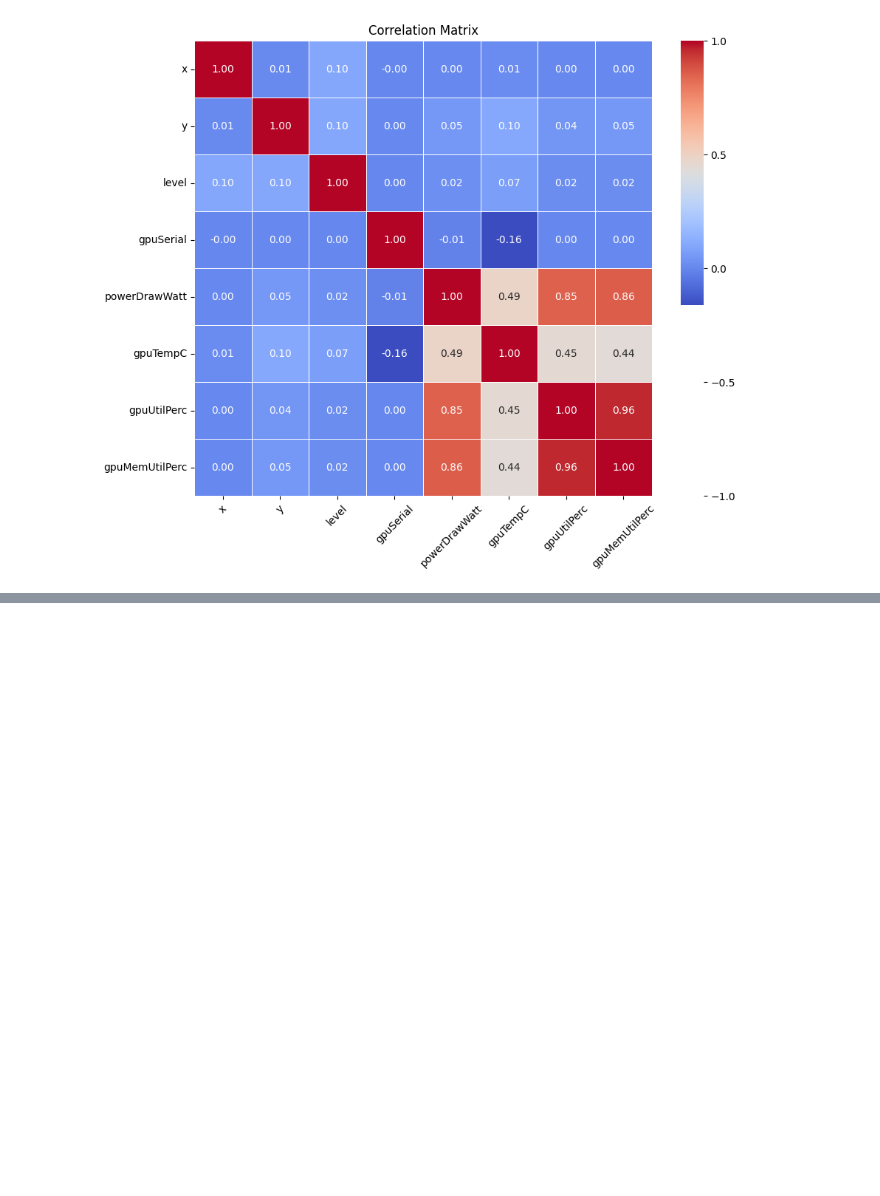
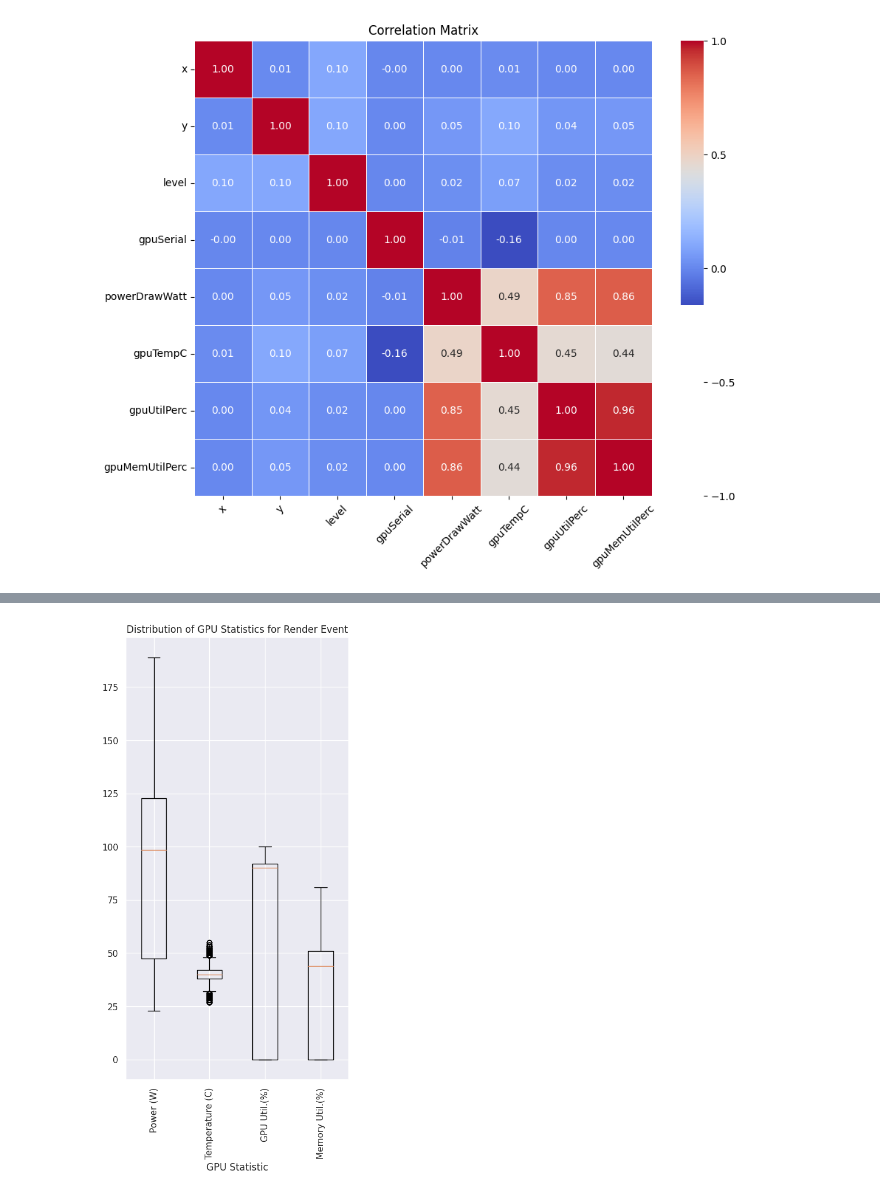
Before and after one commit to VishalPawar08/Cloud-Computing---TeraPixel, a Jupyter notebook: TeraPixel Original .ipynb, the cells around one changed output, grey strips where cells are left out. Cells and saved outputs as stored; diff of their text form; code cells hidden in the pictures; blank space fills up the shorter version.

```diff
--- a/TeraPixel Original .ipynb
+++ b/TeraPixel Original .ipynb
@@ -259,0 +322,21 @@ plt.show()
+# %%
+#GPU Statistics by Event Name
+#1. Rendering:-
+
+# group by statistic
+plt.boxplot([project_data[project_data['eventName'] == 'Render']['powerDrawWatt'],
+             project_data[project_data['eventName'] == 'Render']['gpuTempC'],
+             project_data[project_data['eventName'] == 'Render']['gpuUtilPerc'],
+             project_data[project_data['eventName'] == 'Render']['gpuMemUtilPerc']])
+
+# setup labels and titles
+plt.title('Distribution of GPU Statistics for Render Event')
+plt.xlabel('GPU Statistic')
+plt.xticks([i+1 for i, _ in enumerate(gpu_stats)],
+           gpu_stats, rotation='vertical')
+
+# draw plot
+plt.rcParams['figure.figsize'] = [5,10]
+plt.show()
+# %% [output]
+[figure, added]
```
Also changed, not shown: parts of 7 cells of this notebook.
